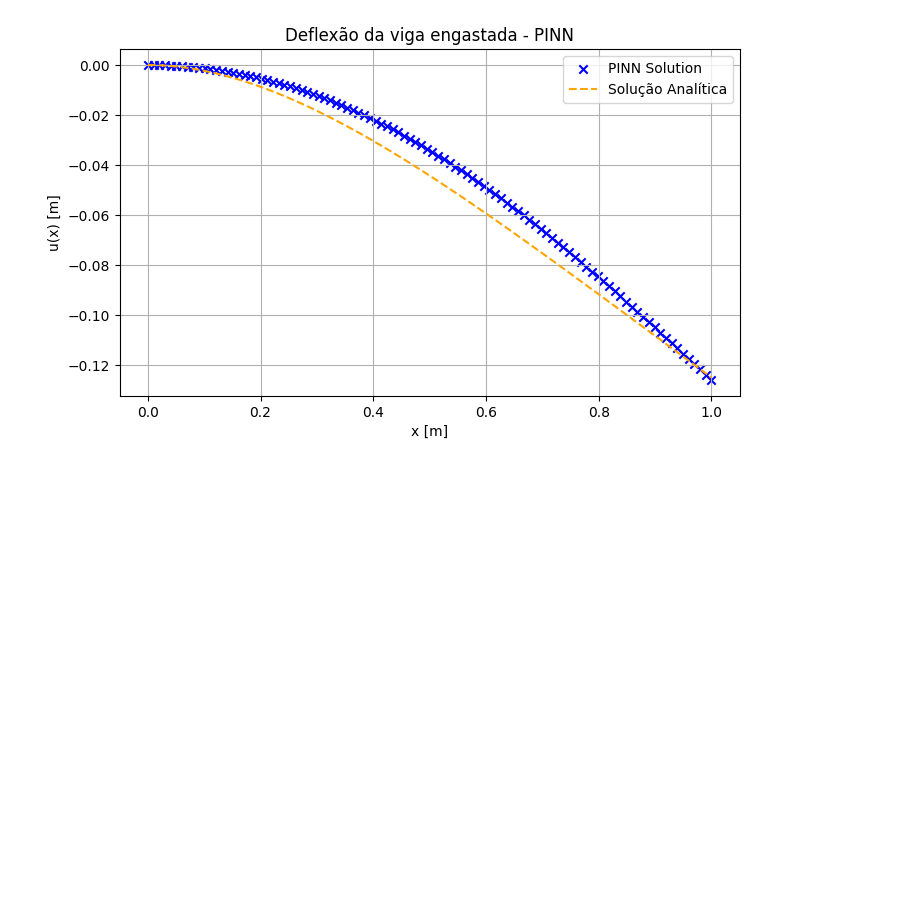
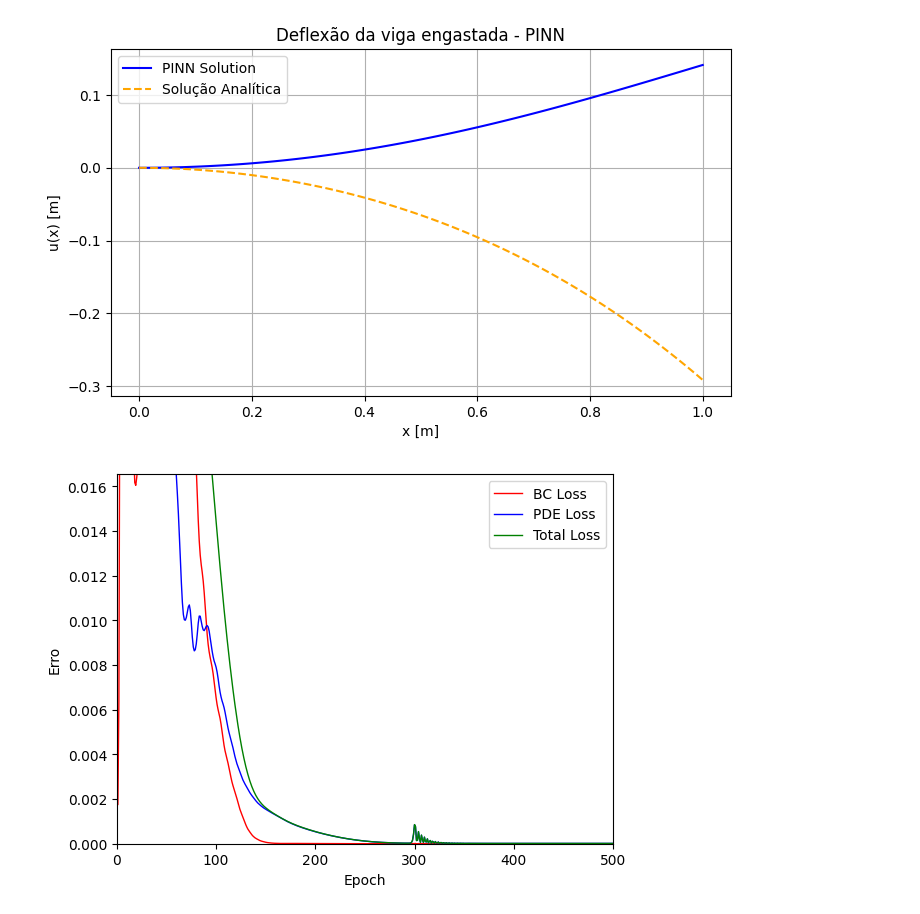
Before and after one commit to taciov/PINNViga, a Jupyter notebook: execute_PINNViga.ipynb, the cells around one changed output. Saved outputs shown, nothing was run; the diff lists cells and outputs as text; code cells hidden in the pictures; blank space fills up the shorter version.

```diff
--- a/execute_PINNViga.ipynb
+++ b/execute_PINNViga.ipynb
@@ -11,10 +12,3 @@ import pandas as pd
 EI = 1.0
 q = 1.0
 L = 1.0
-# %%
-## VIGA BIAPOIADA
-
-apoio_esq = [1, 1, 0]
-apoio_dir = [0, 1, 0]
-
-x, u, xt = PINNViga.run_model(apoio_esq, apoio_dir, EI, q, L, num_epochs=2000, pde_weight=1, bc_weight=10)
@@ -48,7 +51,0 @@ plt.show()
-# %%
-## VIGA ENGASTADA
-
-apoio_esq = [1, 1, 1]
-apoio_dir = [0, 0, 0]
-
-x2, u2, xt2 = PINNViga.run_model(apoio_esq, apoio_dir, EI, q, L, num_epochs=5000, pde_weight=1.0, bc_weight=10.0)
@@ -67,15 +120,28 @@ Epoch 5000, Loss: 0.000010, PDE Loss: 0.000010, BC Loss: 0.000000
 # %%
-def y_calc2(x_val):
-    # return -(q / (24 * EI)) * (x_val**4 - 4 * (L ** 3 )* x_val + 3 * L**4)
-    return -(q / (24 * EI)) * (x_val**4 - 4 * L * x_val**3 + 6 * L**2 * x_val**2)
+## VIGA ENGASTADA
+
+apoio_esq = [1, 1, 1]
+apoio_dir = [0, 0, 0]
+
+EI = 1.0
+q = - 1.0
+L = 1.0
+
+engastada = PINNViga.PINNViga()
+engastada.run_model(apoio_esq, apoio_dir, EI, q, L, num_epochs=500, pde_weight=1, bc_weight=1, tol = 1e-5)
+
+def y_calc2(x):
+    return  (q * (x ** 2)/ (24 * EI)) * (6 * L ** 2 + x ** 2)
 
 plt.figure(figsize=(8, 4.5))
-plt.scatter(x2, u2, label='PINN Solution', color='blue', marker = 'x')
-plt.plot(x2, y_calc2(x2), label='Solução Analítica', linestyle='dashed', color='orange')
+plt.plot(engastada.x_plot, engastada.u_plot, label='PINN Solution', color='blue')
+plt.plot(engastada.x_plot, y_calc2(engastada.x_plot), label='Solução Analítica', linestyle='dashed', color='orange')
 plt.title("Deflexão da viga engastada - PINN")
 plt.xlabel("x [m]")
 plt.ylabel("u(x) [m]")
 plt.grid(True)
 plt.legend()
 plt.show()
+
+engastada.plot_errors(100)
 # %% [output]
@@ -82 +159,2 @@ plt.show()
-[figure, old version]
+[figure, new version]
+[figure, added]
```
Also changed, not shown: parts of 13 cells of this notebook, 1 other file.
